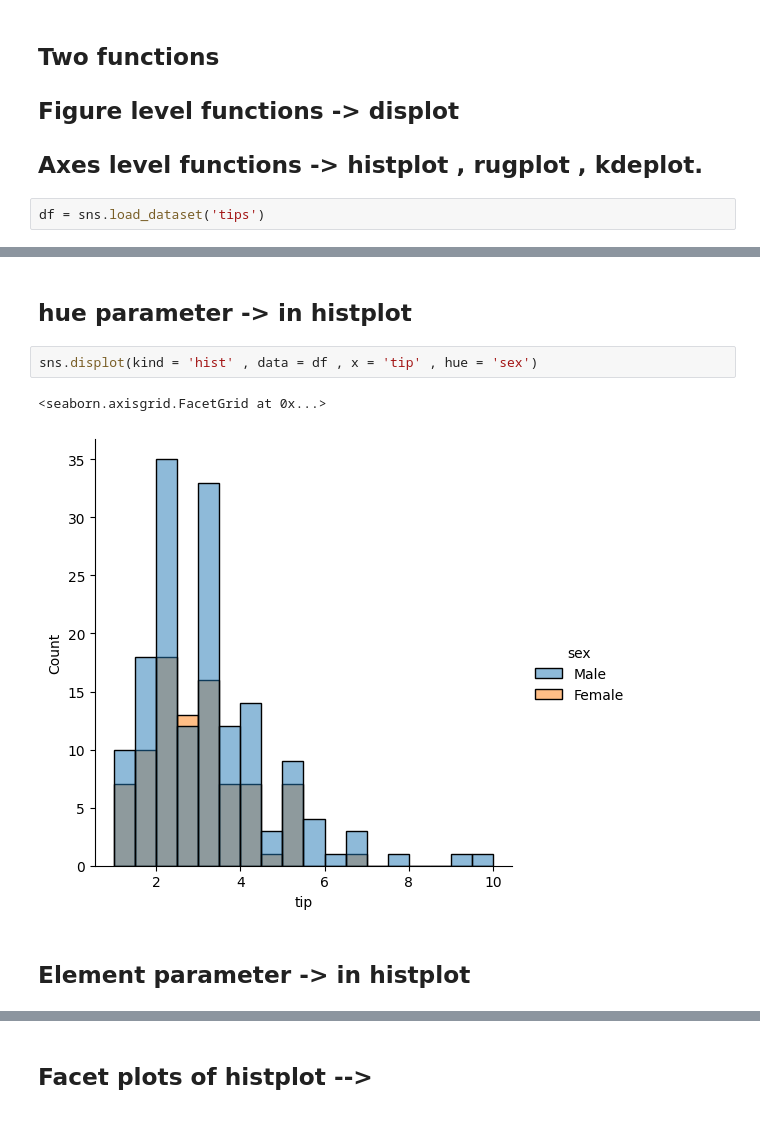
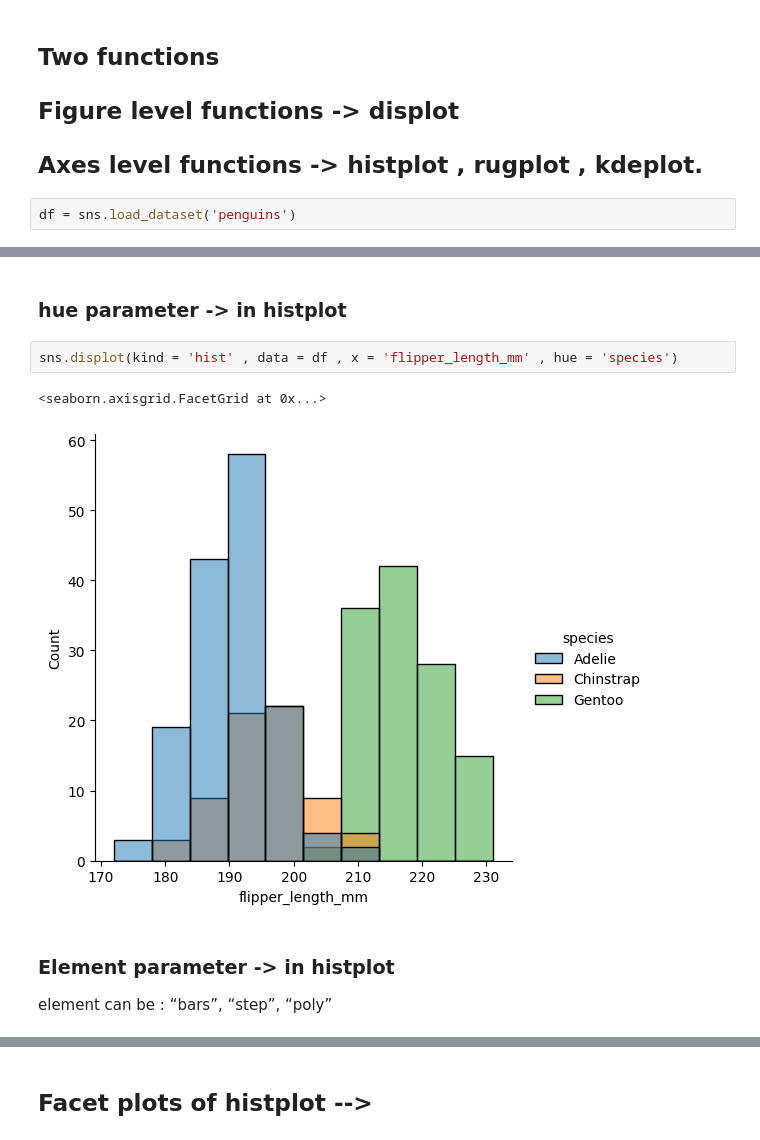
Before and after one commit to skm22/RICR---Data-Science, a Jupyter notebook: Notes/3. Applied Python/4. RICR - Seaborn Class Notes Updated/Seaborn Class Notebooks/2. RICR-Seaborn-Distribution-plots.ipynb, the cells around one changed output, grey strips where cells are left out. Drawn from its saved outputs; the diff is of its cells as text.

```diff
--- a/Notes/3. Applied Python/4. RICR - Seaborn Class Notes Updated/Seaborn Class Notebooks/2. RICR-Seaborn-Distribution-plots.ipynb
+++ b/Notes/3. Applied Python/4. RICR - Seaborn Class Notes Updated/Seaborn Class Notebooks/2. RICR-Seaborn-Distribution-plots.ipynb
@@ -20,7 +20,7 @@ import seaborn as sns
 ## Figure level functions -> displot
 ## Axes level functions -> histplot , rugplot , kdeplot.
 # %%
-df = sns.load_dataset('tips')
+df = sns.load_dataset('penguins')
 # %%
 df.head()
 # %% [output]
@@ -51,10 +57,12 @@ sns.displot(kind = 'hist' , data = df , x = 'day')
 # %% [markdown]
-## hue parameter -> in histplot
+### hue parameter -> in histplot
 # %%
-sns.displot(kind = 'hist' , data = df , x = 'tip' , hue = 'sex')
+sns.displot(kind = 'hist' , data = df , x = 'flipper_length_mm' , hue = 'species')
 # %% [output]
 <seaborn.axisgrid.FacetGrid at 0x...>
-[figure, old version]
+[figure, new version]
 # %% [markdown]
-## Element parameter -> in histplot
+### Element parameter -> in histplot
+
+element can be : “bars”, “step”, “poly”
 # %%
```
Also changed, not shown: parts of 24 cells of this notebook.
